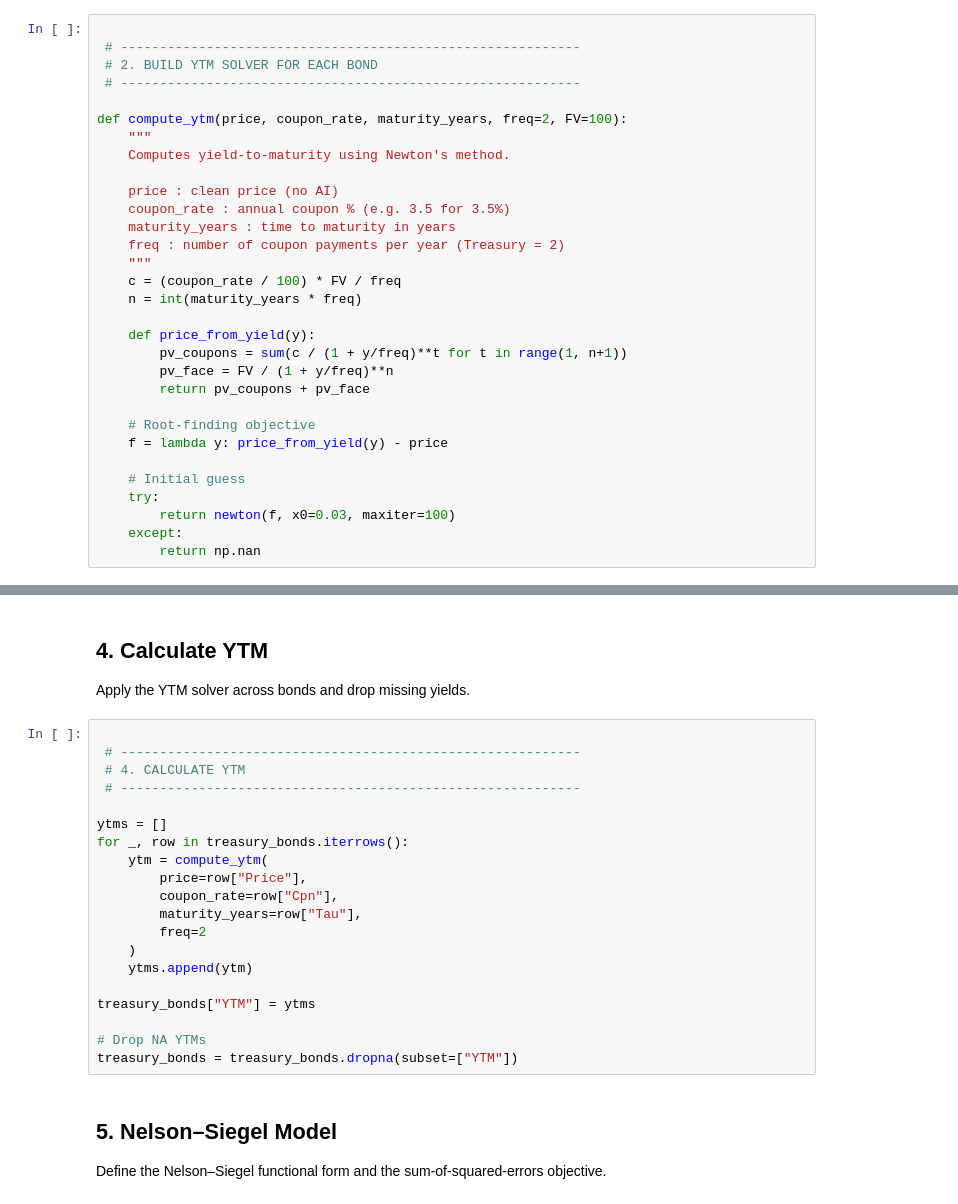
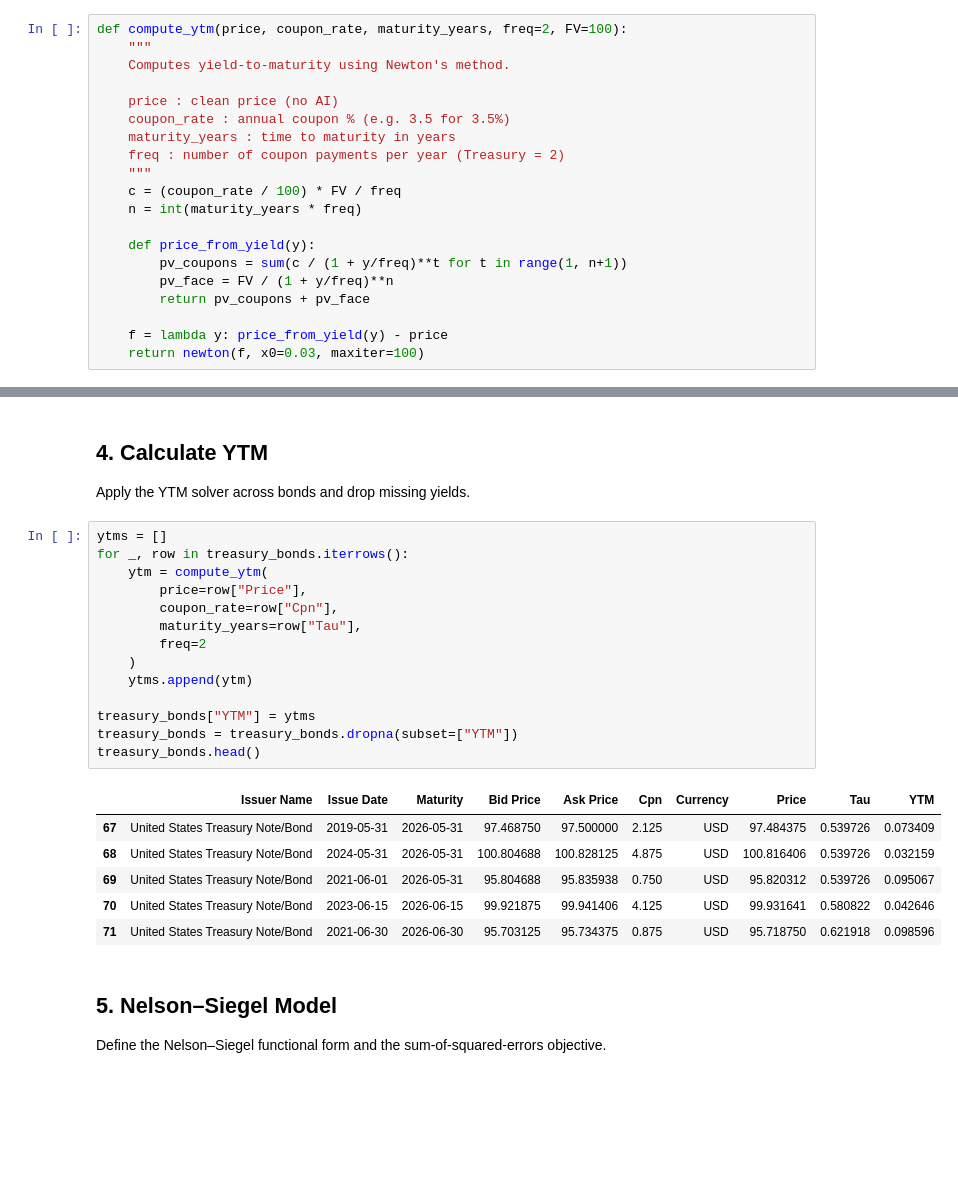
Before and after one commit to IshaPatro/Yield-Curve-Valuation, a Jupyter notebook: yield_curve_construction.ipynb, the cells around one changed output, grey strips where cells are left out. Saved outputs shown, nothing was run; the diff lists cells and outputs as text; blank space fills up the shorter version.

```diff
--- a/yield_curve_construction.ipynb
+++ b/yield_curve_construction.ipynb
@@ -26,9 +56,4 @@ Yield-to-maturity is solved per bond using Newton's method on the pricing equati
 # %%
-
- # -----------------------------------------------------------
- # 2. BUILD YTM SOLVER FOR EACH BOND
- # -----------------------------------------------------------
-
 def compute_ytm(price, coupon_rate, maturity_years, freq=2, FV=100):
     """
     Computes yield-to-maturity using Newton's method.
@@ -46,14 +71,8 @@ def compute_ytm(price, coupon_rate, maturity_years, freq=2, FV=100):
         pv_face = FV / (1 + y/freq)**n
         return pv_coupons + pv_face
 
-    # Root-finding objective
     f = lambda y: price_from_yield(y) - price
-
-    # Initial guess
-    try:
-        return newton(f, x0=0.03, maxiter=100)
-    except:
-        return np.nan
+    return newton(f, x0=0.03, maxiter=100)
 # %% [markdown]
 ## 3. Time to Maturity
 Compute time to maturity in years and filter out expired bonds.
@@ -71,25 +99,26 @@ treasury_bonds = treasury_bonds[treasury_bonds["Tau"] > 0]  # remove expired
 ## 4. Calculate YTM
 Apply the YTM solver across bonds and drop missing yields.
 # %%
-
- # -----------------------------------------------------------
- # 4. CALCULATE YTM
- # -----------------------------------------------------------
-
 ytms = []
 for _, row in treasury_bonds.iterrows():
     ytm = compute_ytm(
         price=row["Price"],
         coupon_rate=row["Cpn"],
         maturity_years=row["Tau"],
         freq=2
     )
     ytms.append(ytm)
 
 treasury_bonds["YTM"] = ytms
-
-# Drop NA YTMs
 treasury_bonds = treasury_bonds.dropna(subset=["YTM"])
+treasury_bonds.head()
+# %% [output]
+|  | Issuer Name | Issue Date | Maturity | Bid Price | Ask Price | Cpn | Currency | Price | Tau | YTM |
+| 67 | United States Treasury Note/Bond | 2019-05-31 | 2026-05-31 | 97.468750 | 97.500000 | 2.125 | USD | 97.484375 | 0.539726 | 0.073409 |
+| 68 | United States Treasury Note/Bond | 2024-05-31 | 2026-05-31 | 100.804688 | 100.828125 | 4.875 | USD | 100.816406 | 0.539726 | 0.032159 |
+| 69 | United States Treasury Note/Bond | 2021-06-01 | 2026-05-31 | 95.804688 | 95.835938 | 0.750 | USD | 95.820312 | 0.539726 | 0.095067 |
+| 70 | United States Treasury Note/Bond | 2023-06-15 | 2026-06-15 | 99.921875 | 99.941406 | 4.125 | USD | 99.931641 | 0.580822 | 0.042646 |
+| 71 | United States Treasury Note/Bond | 2021-06-30 | 2026-06-30 | 95.703125 | 95.734375 | 0.875 | USD | 95.718750 | 0.621918 | 0.098596 |
 # %% [markdown]
 ## 5. Nelson–Siegel Model
 Define the Nelson–Siegel functional form and the sum-of-squared-errors objective.
```
Also changed, not shown: parts of 9 cells of this notebook.
